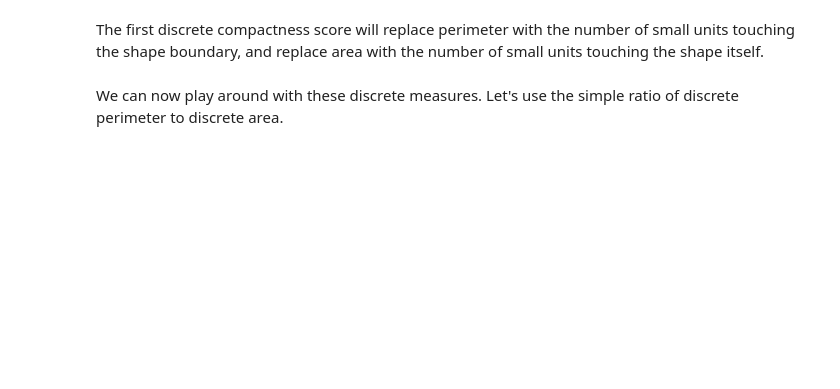
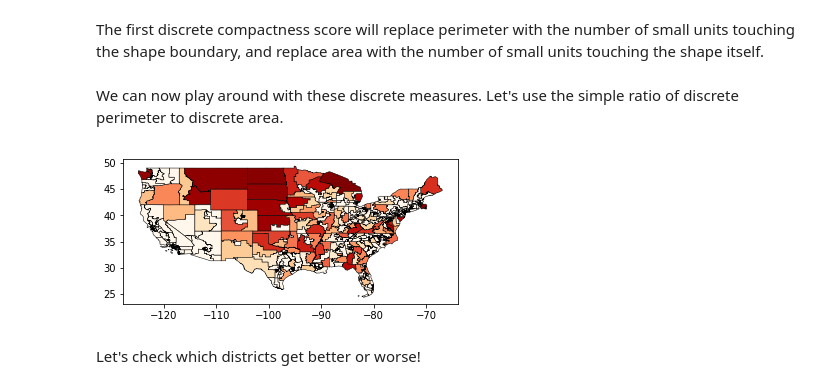
Before and after one commit to AssafBarNatan/discrete-compactness-jupyter, a Jupyter notebook: exploring-discrete-compactness.ipynb, the cells around one changed output. Cells and saved outputs as stored; diff of their text form; code cells hidden in the pictures; blank space fills up the shorter version.

```diff
--- a/exploring-discrete-compactness.ipynb
+++ b/exploring-discrete-compactness.ipynb
@@ -24,13 +39,11 @@ The first discrete compactness score will replace perimeter with the number of s
 #df_big.plot()
 #plt.show()
 # %%
-df_big = df_big.iloc[:5]
-df_big = df_big.to_crs({'init': 'epsg:102005'})
+cols = ['GEOID','dperim','darea']
 
-discrete_data = pd.DataFrame(columns=["GEOID","dperim","darea","perim","area"])
+discrete_data = pd.DataFrame(columns=cols)
 
-discrete_data = {}
-for i, big_unit in df_big.iterrows():
+for i, big_unit in contig_us.iterrows():
     discrete_perimeter = 0
     discrete_area = 0
     for i, small_unit in df_small.iterrows():
@@ -38,10 +51,17 @@ for i, big_unit in df_big.iterrows():
             discrete_area += 1
         if small_unit.geometry.intersects(big_unit.geometry.boundary):
             discrete_perimeter +=1
-    perimeter = big_unit.geometrt.boundary.length()
-    discrete_data.concat(discrete_data,pd.DataFrame())
-    # discrete_data.update({big_unit["GEOID"]:[discrete_area,discrete_perimeter]})
-    >>>df2 = pd.DataFrame([[2,3,4]],columns=['A','B','C'])
->>>pd.concat([df2,df])
+    perimeter = big_unit.geometry.boundary.length
+    area = big_unit.geometry.area
+    discrete_data = discrete_data.append(pd.DataFrame([[big_unit['GEOID'],discrete_perimeter,discrete_area]], columns=cols))
+contig_us = contig_us.merge(discrete_data, on='GEOID')
 # %% [markdown]
 We can now play around with these discrete measures. Let's use the simple ratio of discrete perimeter to discrete area.
+# %%
+contig_us['dpolsby'] = contig_us['darea']/contig_us['dperim']
+contig_us.plot(column='dpolsby',cmap='OrRd',edgecolor='black', linewidth=0.5)
+tmp = contig_us.iloc[[contig_us.iloc[i]['dperim'] == 0 for i,d in contig_us.iterrows()]].copy()
+# %% [output]
+[figure, added]
+# %% [markdown]
+Let's check which districts get better or worse!
```
Also changed, not shown: parts of 3 cells of this notebook, 1 other file.
